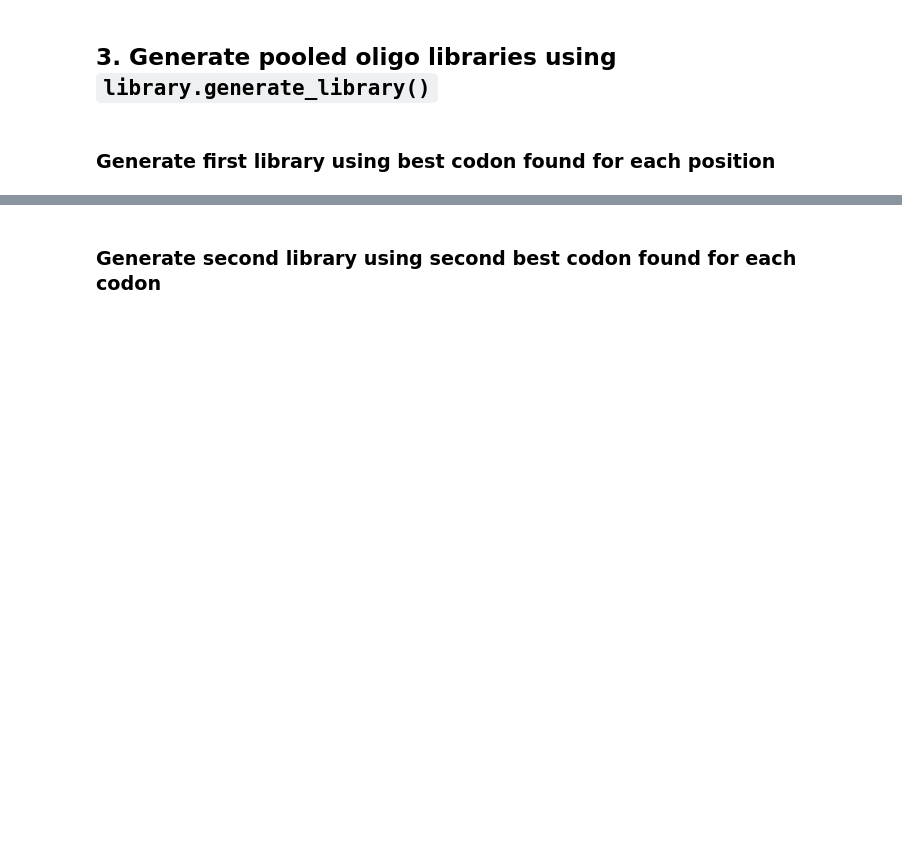
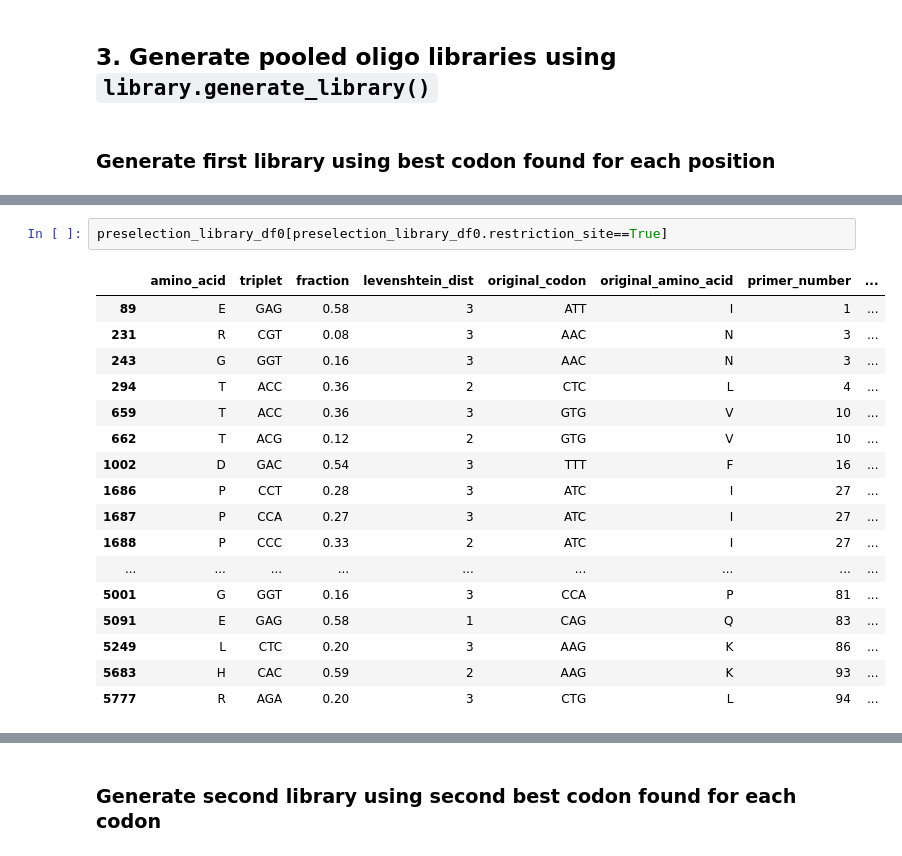
Before and after one commit to finkelsteinlab/mutagenic-primer-design, a Jupyter notebook: notebooks/Primer_Library_Generation.ipynb, the cells around one changed output, grey strips where cells are left out. Cells and saved outputs as stored; diff of their text form; blank space fills up the shorter version.

Commit message:
added GG restriction site removal

```diff
--- a/notebooks/Primer_Library_Generation.ipynb
+++ b/notebooks/Primer_Library_Generation.ipynb
@@ -135,0 +136,20 @@ Saved primer library at C:\Users\John Cooper\Dropbox\Projects\spikedisplay\RBD1_
+# %%
+preselection_library_df0[preselection_library_df0.restriction_site==True]
+# %% [output]
+|  | amino_acid | triplet | fraction | levenshtein_dist | original_codon | original_amino_acid | primer_number | ... |
+| 89 | E | GAG | 0.58 | 3 | ATT | I | 1 | ... |
+| 231 | R | CGT | 0.08 | 3 | AAC | N | 3 | ... |
+| 243 | G | GGT | 0.16 | 3 | AAC | N | 3 | ... |
+| 294 | T | ACC | 0.36 | 2 | CTC | L | 4 | ... |
+| 659 | T | ACC | 0.36 | 3 | GTG | V | 10 | ... |
+| 662 | T | ACG | 0.12 | 2 | GTG | V | 10 | ... |
+| 1002 | D | GAC | 0.54 | 3 | TTT | F | 16 | ... |
+| 1686 | P | CCT | 0.28 | 3 | ATC | I | 27 | ... |
+| 1687 | P | CCA | 0.27 | 3 | ATC | I | 27 | ... |
+| 1688 | P | CCC | 0.33 | 2 | ATC | I | 27 | ... |
+| ... | ... | ... | ... | ... | ... | ... | ... | ... |
+| 5001 | G | GGT | 0.16 | 3 | CCA | P | 81 | ... |
+| 5091 | E | GAG | 0.58 | 1 | CAG | Q | 83 | ... |
+| 5249 | L | CTC | 0.20 | 3 | AAG | K | 86 | ... |
+| 5683 | H | CAC | 0.59 | 2 | AAG | K | 93 | ... |
+| 5777 | R | AGA | 0.20 | 3 | CTG | L | 94 | ... |
```
Also changed, not shown: parts of 3 cells of this notebook, 1 other file.
